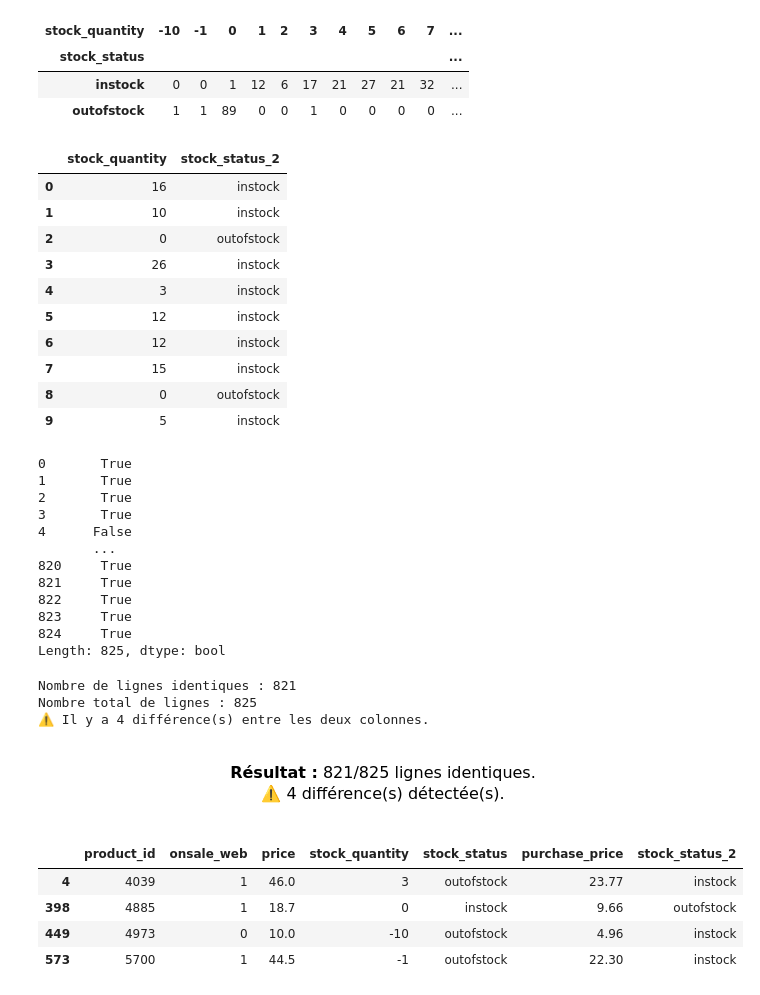
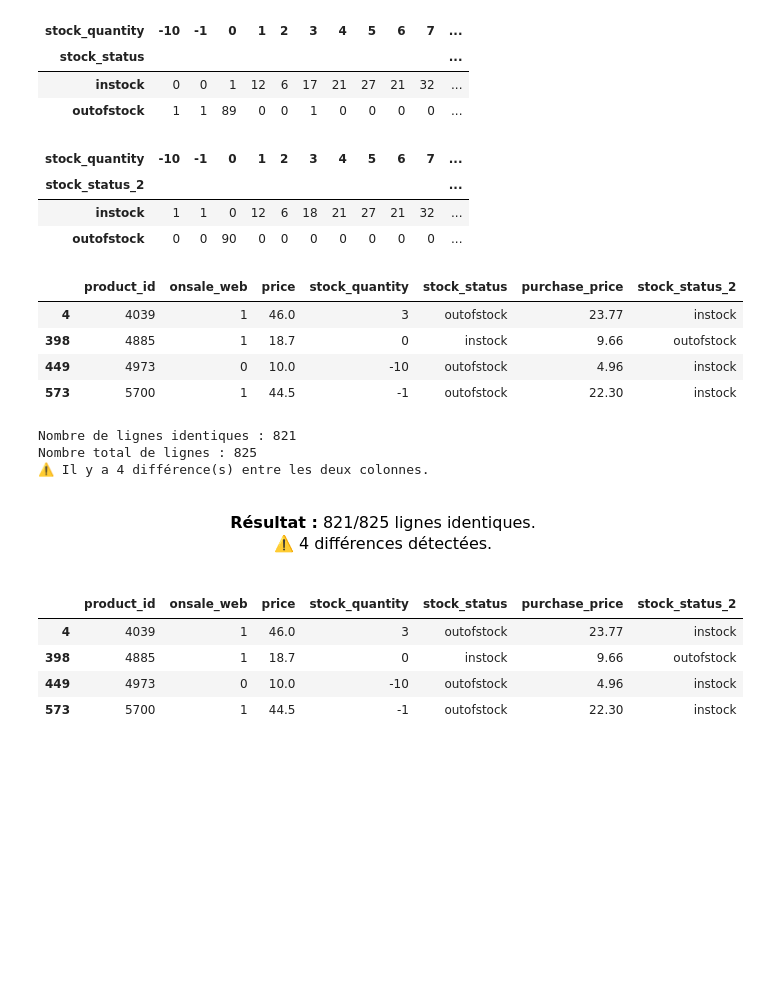
Before and after one commit to Stephane-OC/bottleneck, a Jupyter notebook: analyse_bottleneck.ipynb, the cells around one changed output. Saved outputs shown, nothing was run; the diff lists cells and outputs as text; code cells hidden in the pictures; blank space fills up the shorter version.

```diff
--- a/analyse_bottleneck.ipynb
+++ b/analyse_bottleneck.ipynb
@@ -397,26 +396,20 @@ Corrélation entre 'stock_status' et 'stock_quantity' :
 # %%
 # Création d'une colonne "stock_status_2"
 # La valeur de cette deuxième colonne sera fonction de la valeur dans la colonne "stock_quantity"
 # Si la valeur de la colonne "stock_quantity" est nulle, renseigner "outofstock" sinon mettre "instock"
 # Création de la colonne "stock_status_2"
 df_erp["stock_status_2"] = df_erp["stock_quantity"].apply(
     lambda x: "outofstock" if pd.isna(x) or x == 0 else "instock"
 )
 
 # Vérification sur quelques lignes
 df_erp[["stock_quantity", "stock_status_2"]].head(10)
+pd.crosstab(df_erp["stock_status_2"], df_erp["stock_quantity"])
 # %% [output]
-|  | stock_quantity | stock_status_2 |
-| 0 | 16 | instock |
-| 1 | 10 | instock |
-| 2 | 0 | outofstock |
-| 3 | 26 | instock |
-| 4 | 3 | instock |
-| 5 | 12 | instock |
-| 6 | 12 | instock |
-| 7 | 15 | instock |
-| 8 | 0 | outofstock |
-| 9 | 5 | instock |
+| stock_quantity | -10 | -1 | 0 | 1 | 2 | 3 | 4 | 5 | 6 | 7 | ... |
+| stock_status_2 |  |  |  |  |  |  |  |  |  |  | ... |
+| instock | 1 | 1 | 0 | 12 | 6 | 18 | 21 | 27 | 21 | 32 | ... |
+| outofstock | 0 | 0 | 90 | 0 | 0 | 0 | 0 | 0 | 0 | 0 | ... |
 # %%
 # Vérifions que les 2 colonnes sont identiques:
 # Les 2 colonnes sont strictement identiques si les valeurs de chaque ligne sont strictement identiques 2 à 2
@@ -424,20 +417,14 @@ df_erp[["stock_quantity", "stock_status_2"]].head(10)
 df_erp["stock_status"] == df_erp["stock_status_2"]
 
 # Le résultat est l'affichage de True ou False pour chacune des lignes du dataset
-# C'est un bon début, mais difficile à exploiter
+# C'est un bon début, mais difficile à explo2iter
+df_erp[df_erp["stock_status"] != df_erp["stock_status_2"]]
 # %% [output]
-0       True
-1       True
-2       True
-3       True
-4      False
-       ...
-820     True
-821     True
-822     True
-823     True
-824     True
-Length: 825, dtype: bool
+|  | product_id | onsale_web | price | stock_quantity | stock_status | purchase_price | stock_status_2 |
+| 4 | 4039 | 1 | 46.0 | 3 | outofstock | 23.77 | instock |
+| 398 | 4885 | 1 | 18.7 | 0 | instock | 9.66 | outofstock |
+| 449 | 4973 | 0 | 10.0 | -10 | outofstock | 4.96 | instock |
+| 573 | 5700 | 1 | 44.5 | -1 | outofstock | 22.30 | instock |
 # %%
 # Calcul de la somme des valeurs True (1) et False (0)
 somme_identiques = (df_erp["stock_status"] == df_erp["stock_status_2"]).sum()
@@ -469,7 +456,7 @@ Nombre total de lignes : 825
     margin:30px auto;
 ">
 <b>Résultat :</b> 821/825 lignes identiques.<br>
-⚠️ 4 différence(s) détectée(s).
+⚠️ 4 différences détectées.
 </div>
 # %%
 # Identifier les lignes où les valeurs diffèrent
```
Also changed, not shown: parts of 32 cells of this notebook, 1 other file.
